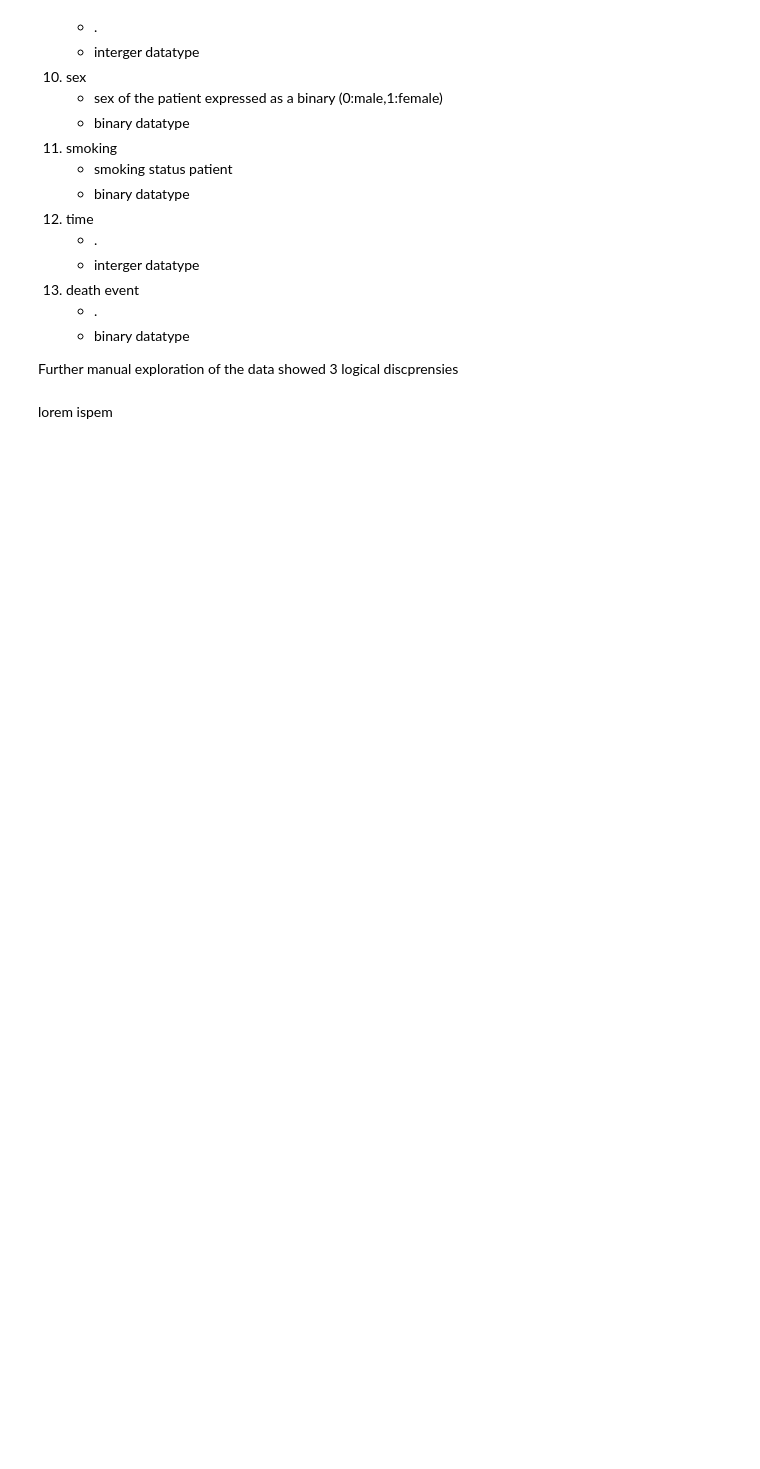
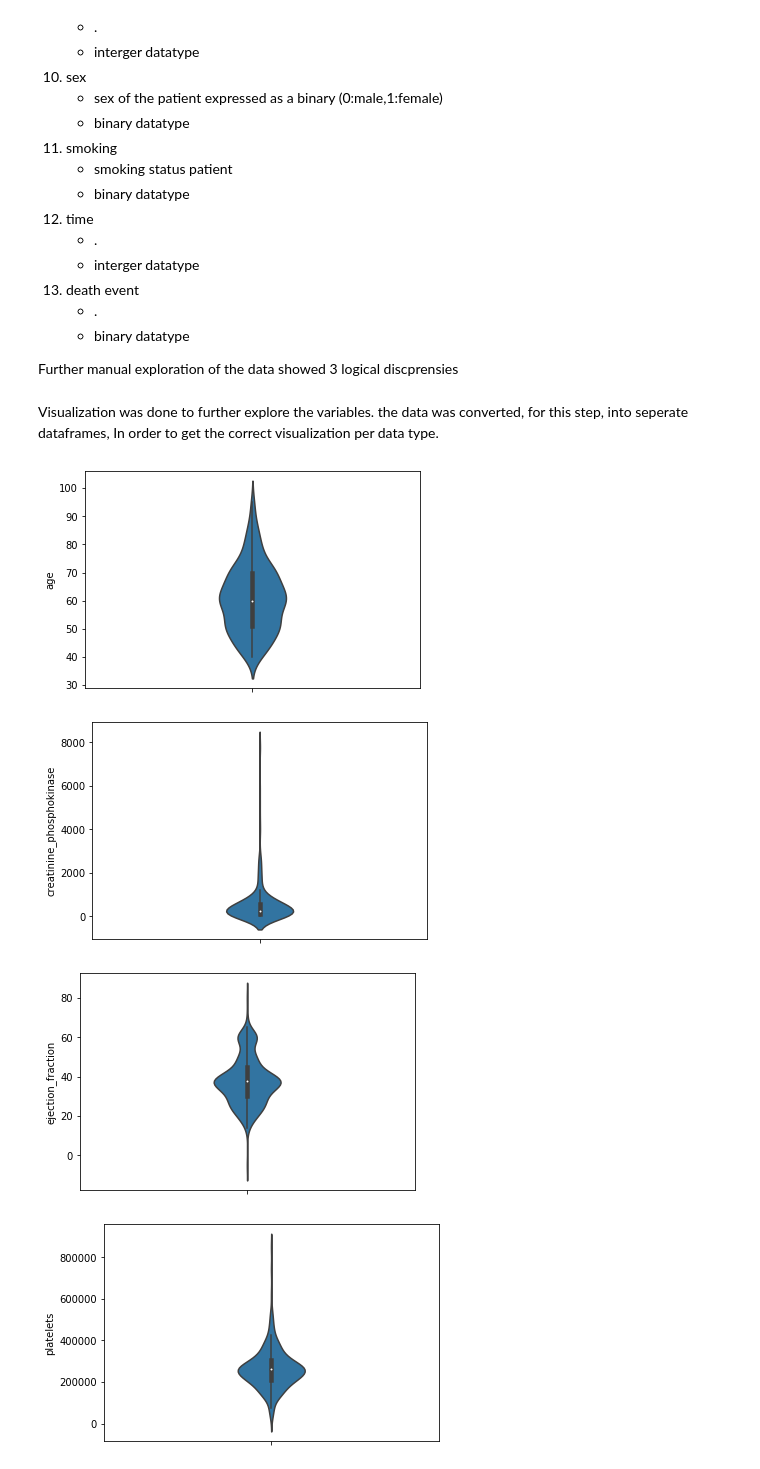
Before and after one commit to Seditoir/MSB1015-Scientific-programming, a Jupyter notebook: code/General.ipynb, the cells around one changed output. Saved outputs shown, nothing was run; the diff lists cells and outputs as text; code cells hidden in the pictures; blank space fills up the shorter version.

```diff
--- a/code/General.ipynb
+++ b/code/General.ipynb
@@ -92,5 +92,27 @@ Further manual exploration of the data showed 3 logical discprensies
 
 df["age"] = df["age"].apply(np.int64)
 df = df.drop([149], axis=0)
-# %% [markdown]
-lorem ispem
+# %% [markdown]
+Visualization was done to further explore the variables. the data was converted, for this step, into seperate dataframes, In order to get the correct visualization per data type.
+# %%
+# seperating the different data types into sub-data frames for the visualization
+
+df_binary = df[['anaemia','diabetes','high_blood_pressure','sex','smoking']]
+df_interger_fraction = df[['age','creatinine_phosphokinase','ejection_fraction','platelets','serum_creatinine','serum_sodium','DEATH_EVENT']]
+
+
+# violing plot for the interger variable type
+
+for column in df_interger_fraction :
+    plt.figure()
+    sns.violinplot(y=df_interger_fraction[column],width= 0.2)
+
+
+for column in df_interger_fraction :
+    plt.figure()
+    sns.violinplot(x=df_interger_fraction ['DEATH_EVENT'], y=df[column])
+# %% [output]
+[figure, added]
+[figure, added]
+[figure, added]
+[figure, added]
```
Also changed, not shown: parts of 1 cell of this notebook.
